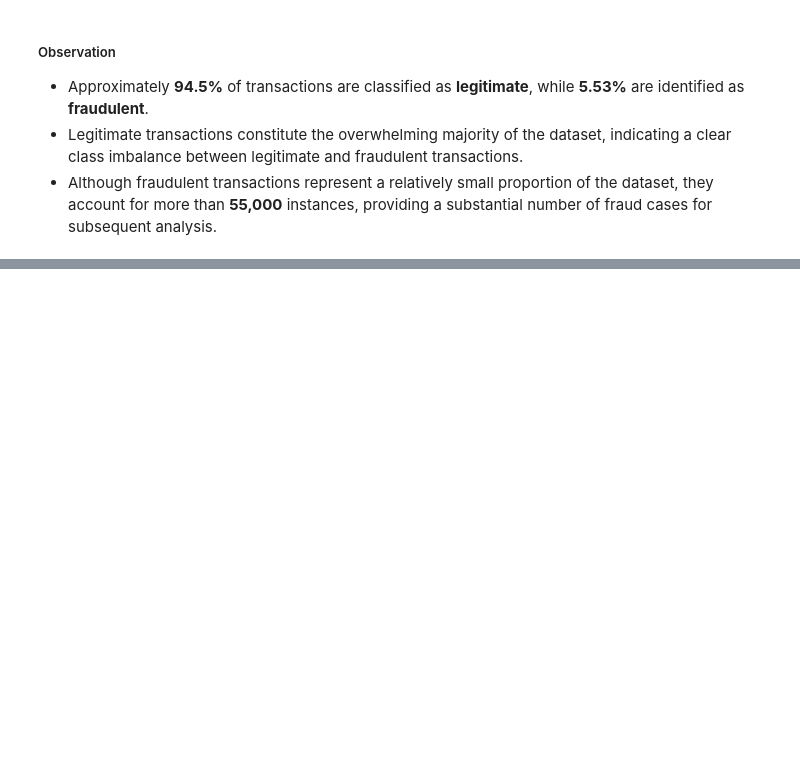
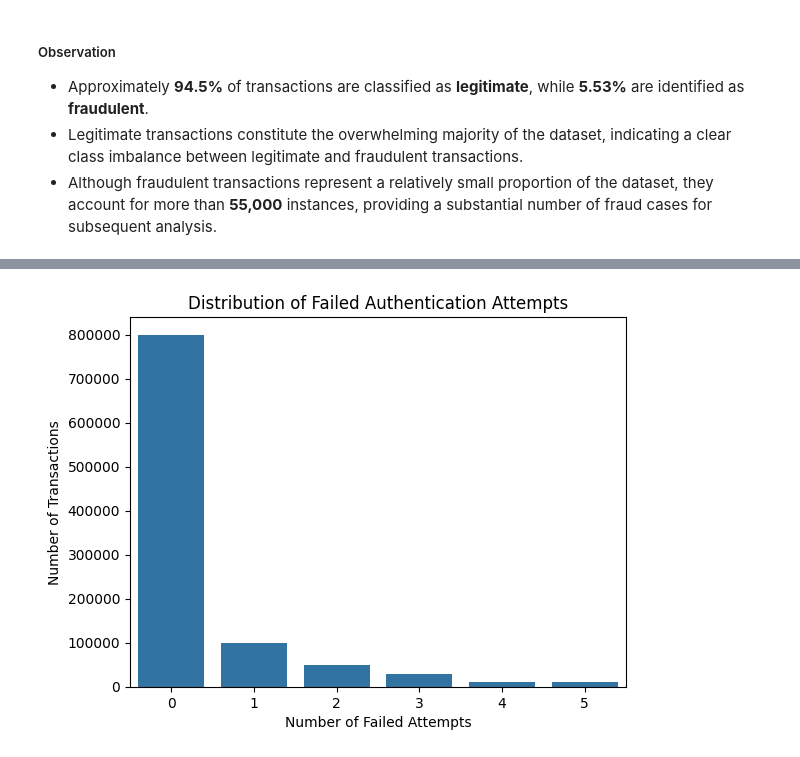
Before and after one commit to abhi-saurav-saroya/bank-fraud-eda, a Jupyter notebook: notebooks/02_exploratory_data_analysis.ipynb, the cells around one changed output, grey strips where cells are left out. Cells and saved outputs as stored; diff of their text form; code cells hidden in the pictures; blank space fills up the shorter version.

Commit message:
feat: analyze failed authentication attempts distribution

```diff
--- a/notebooks/02_exploratory_data_analysis.ipynb
+++ b/notebooks/02_exploratory_data_analysis.ipynb
@@ -1247,0 +1281,13 @@ plt.show()
+# %%
+sns.countplot(
+    data=df,
+    x="failed_attempts"
+)
+
+plt.title("Distribution of Failed Authentication Attempts")
+plt.xlabel("Number of Failed Attempts")
+plt.ylabel("Number of Transactions")
+
+plt.show()
+# %% [output]
+[figure, added]
```
Also changed, not shown: parts of 6 cells of this notebook.
